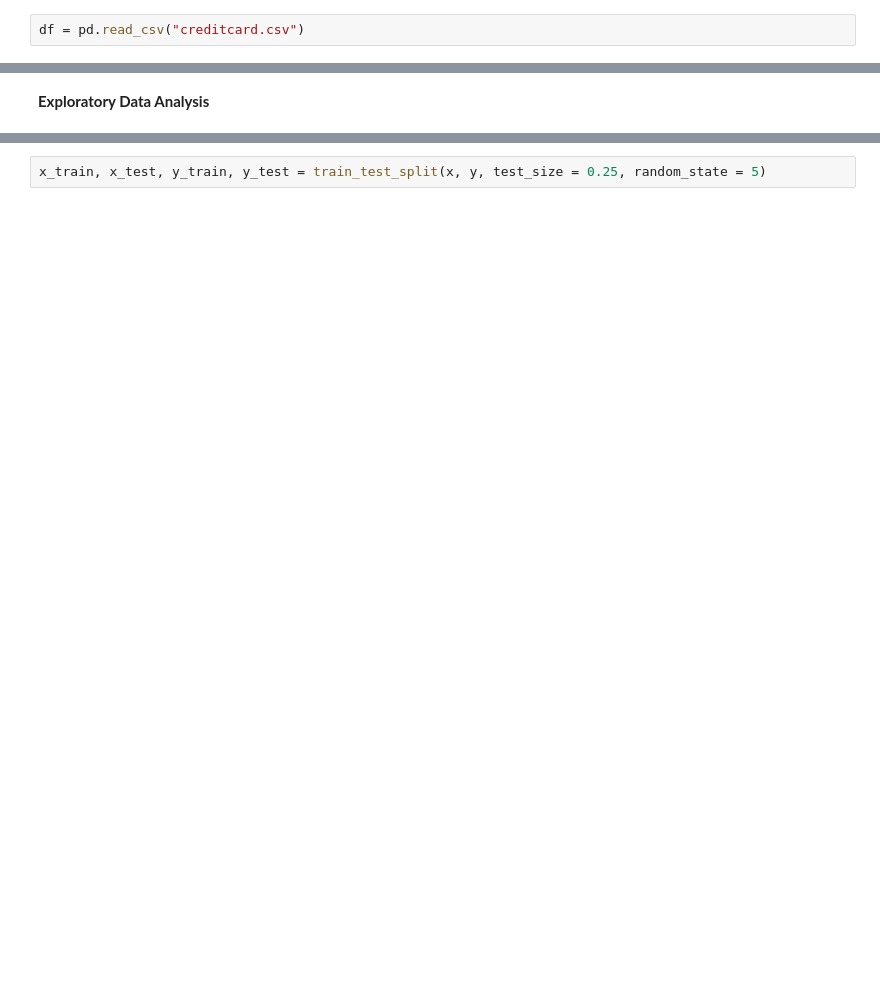
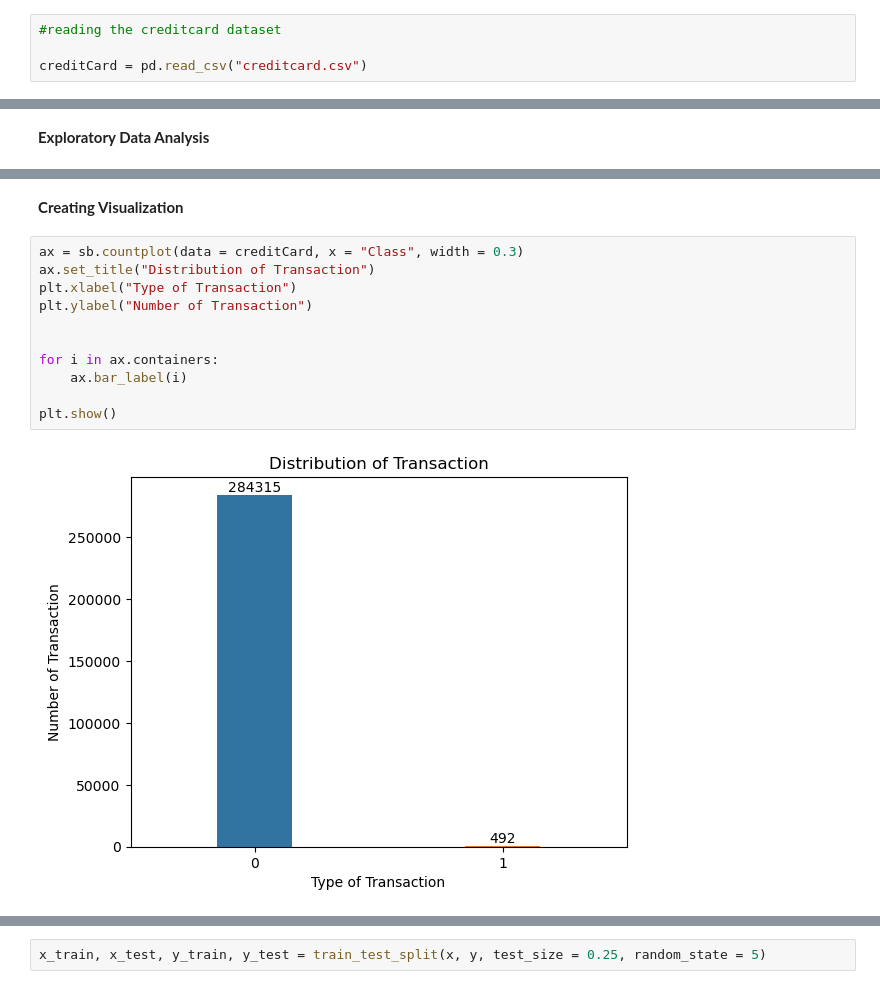
Before and after one commit to DajahV/CODSOFT---Credit-Card-Fraud-Detection-Project, a Jupyter notebook: Credit card fraud detection.ipynb, the cells around one changed output, grey strips where cells are left out. Saved outputs shown, nothing was run; the diff lists cells and outputs as text; blank space fills up the shorter version.

```diff
--- a/Credit card fraud detection.ipynb
+++ b/Credit card fraud detection.ipynb
@@ -11,2 +13,4 @@ import seaborn as sb
 # %%
-df = pd.read_csv("creditcard.csv")
+#reading the creditcard dataset
+
+creditCard = pd.read_csv("creditcard.csv")
@@ -262,0 +149,15 @@ Name: Class, Length: 284807, dtype: int64
+# %% [markdown]
+**Creating Visualization**
+# %%
+ax = sb.countplot(data = creditCard, x = "Class", width = 0.3)
+ax.set_title("Distribution of Transaction")
+plt.xlabel("Type of Transaction")
+plt.ylabel("Number of Transaction")
+
+
+for i in ax.containers:
+    ax.bar_label(i)
+
+plt.show()
+# %% [output]
+[figure, added]
```
Also changed, not shown: parts of 59 cells of this notebook.
